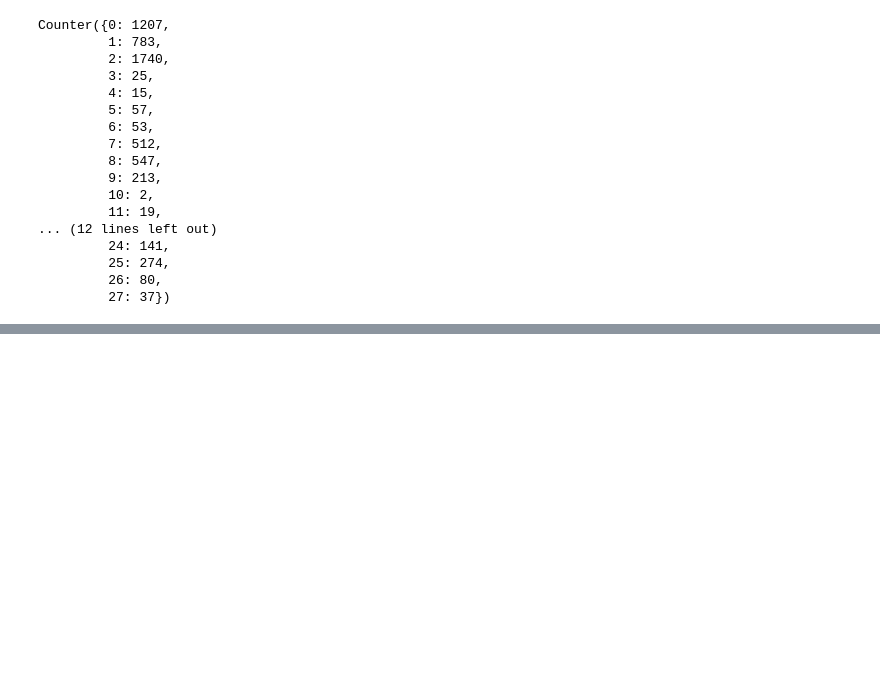
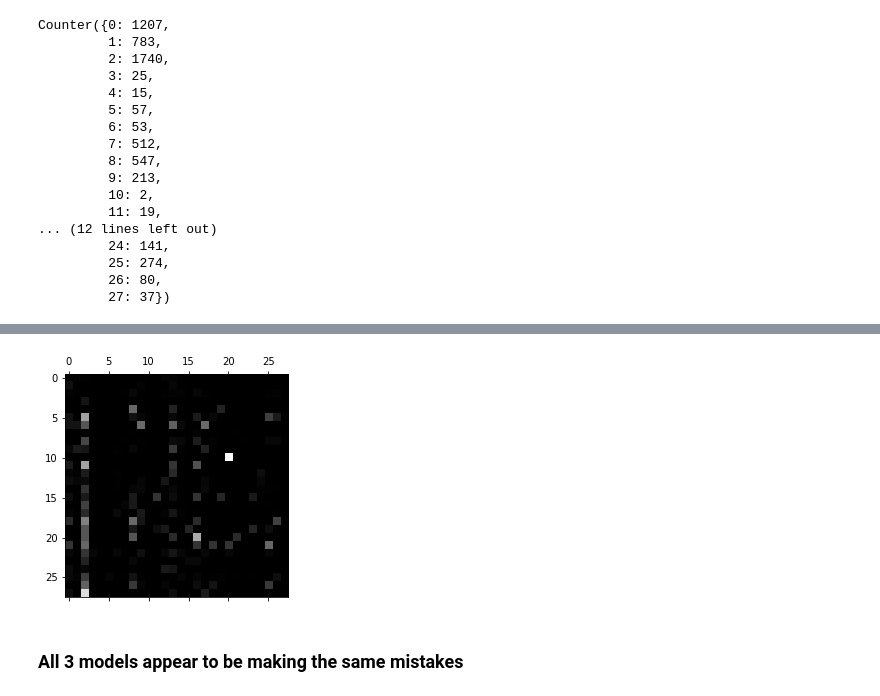
Before and after one commit to ChrisJtron/Marine_CNN, a Jupyter notebook: SpeciesConfusionMatrices.ipynb, the cells around one changed output, grey strips where cells are left out. Drawn from its saved outputs; the diff is of its cells as text; code cells hidden in the pictures; blank space fills up the shorter version.

```diff
--- a/SpeciesConfusionMatrices.ipynb
+++ b/SpeciesConfusionMatrices.ipynb
@@ -106,0 +139,3 @@ Counter({0: 1207,
+# %%
+predict_y=model84_2.predict(X_val)
+y_preds=np.argmax(predict_y, axis=1)
@@ -106,0 +148,13 @@ Counter({0: 1207,
+# %%
+conf84_2=confusion_matrix(y_val_1d, y_preds)
+# %%
+row_sums=conf84_2.sum(axis=1, keepdims=True)
+mistake_conf=conf84_2/row_sums
+# %%
+np.fill_diagonal(mistake_conf, 0)
+plt.matshow(mistake_conf, cmap=plt.cm.gray)
+plt.show()
+# %% [output]
+[figure, added]
+# %% [markdown]
+### All 3 models appear to be making the same mistakes
```
Also changed, not shown: parts of 22 cells of this notebook.
